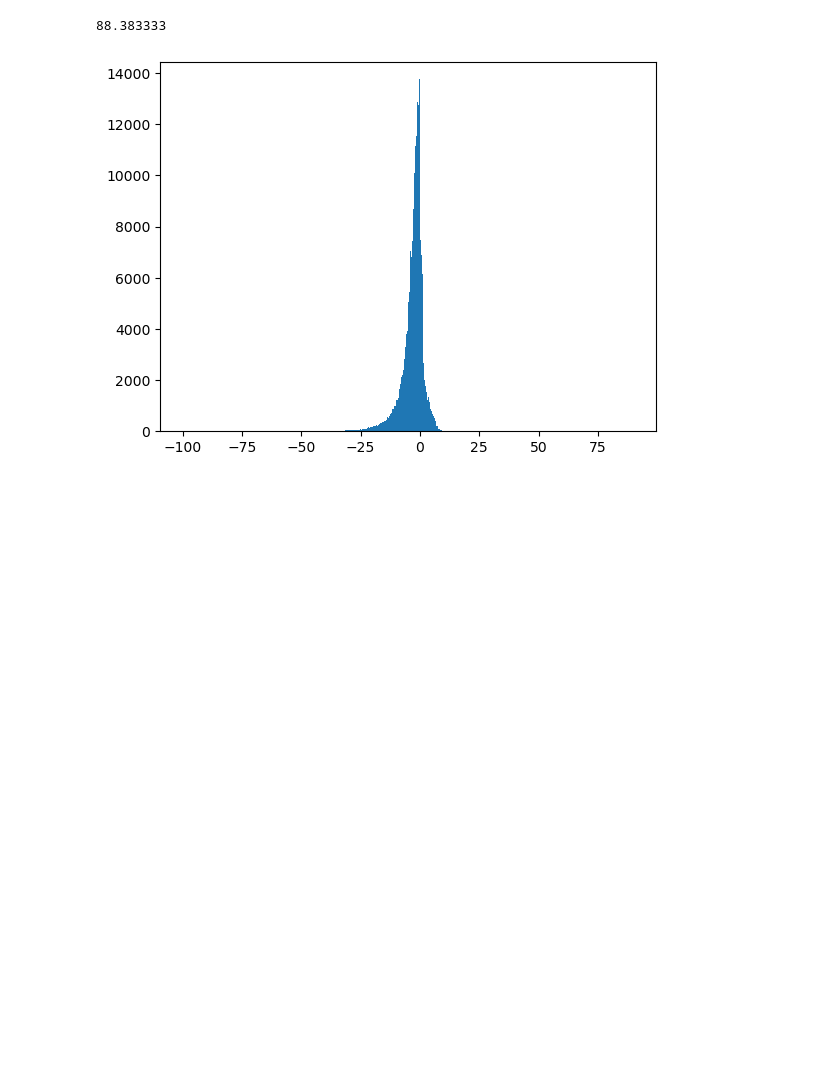
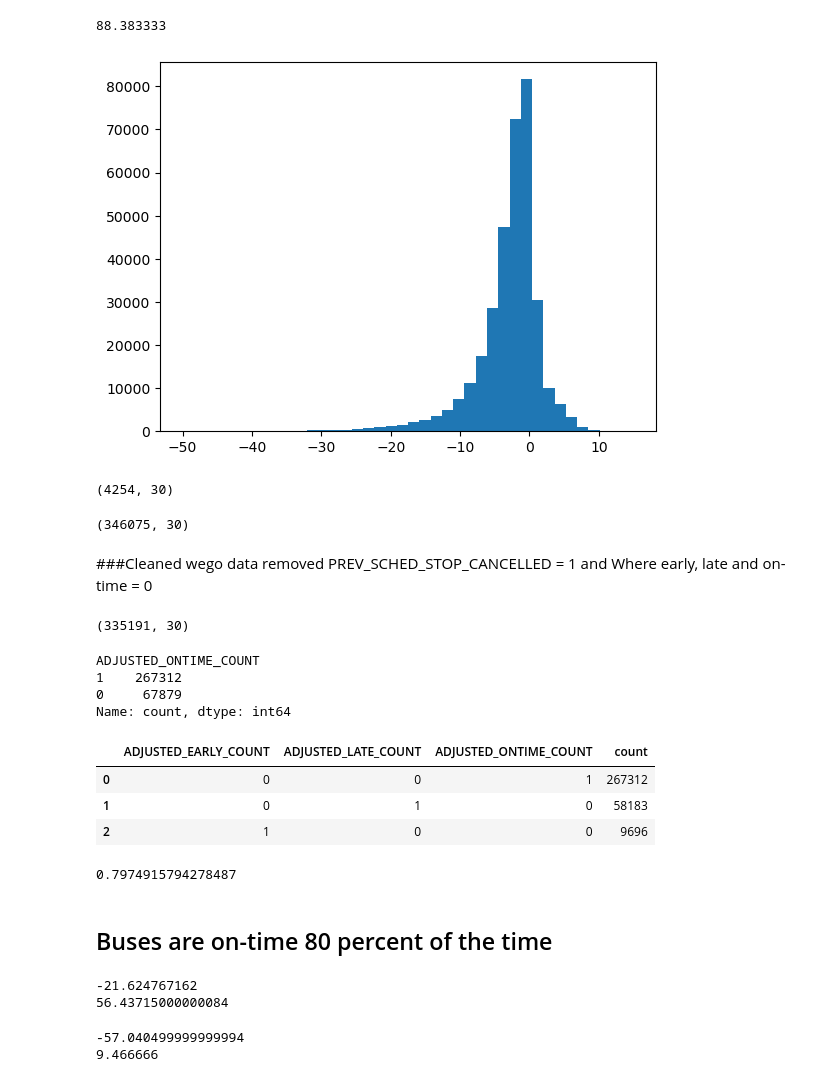
Before and after one commit to NSS-Data-Analytics-Cohort-11/wego-boomers, a Jupyter notebook: notebooks/wego_boomers_rneyin.ipynb, the cells around one changed output. Drawn from its saved outputs; the diff is of its cells as text; code cells hidden in the pictures; blank space fills up the shorter version.

```diff
--- a/notebooks/wego_boomers_rneyin.ipynb
+++ b/notebooks/wego_boomers_rneyin.ipynb
@@ -131,7 +126,20 @@ wego['ADHERENCE'].max()
 # %% [output]
 88.383333
 # %%
-plt.hist(x=wego['ADHERENCE'],bins=800, range=(-100, 90))  #, y= wego['HDWY_DEV'])
+plt.hist(x=wego['ADHERENCE'],bins=40, range=(-50, 15))  #, y= wego['HDWY_DEV'])
 plt.show()
 # %% [output]
-[figure, old version]
+[figure, new version]
+# %%
+#trim cancelled = 1 and headway great
+sced = wego[wego['PREV_SCHED_STOP_CANCELLED']==1]
+#sced
+adsort= sced.sort_values(['ACTUAL_HDWY'])
+adsort.shape
+# %% [output]
+(4254, 30)
+# %%
+wego2 = wego[wego['PREV_SCHED_STOP_CANCELLED']!=1]
+wego2.shape
+# %% [output]
+(346075, 30)
@@ -137,0 +159,58 @@ plt.show()
+# %% [markdown]
+###Cleaned wego data removed PREV_SCHED_STOP_CANCELLED = 1 and Where early, late and on-time = 0
+# %%
+#df.drop(df[(df['col_1'] == 1.0) & (df['col_2'] == 0.0)].index)
+
+wego4 = wego2.drop(wego2[(wego2.ADJUSTED_EARLY_COUNT==0)& (wego2.ADJUSTED_LATE_COUNT==0) &
+                        (wego2.ADJUSTED_ONTIME_COUNT==0)].index)
+
+wego4.shape
+# %% [output]
+(335191, 30)
+# %%
+wego4['ADJUSTED_ONTIME_COUNT'].value_counts()
+# %% [output]
+ADJUSTED_ONTIME_COUNT
+1    267312
+0     67879
+Name: count, dtype: int64
+# %%
+adjcounts2= wego4[['ADJUSTED_EARLY_COUNT', 'ADJUSTED_LATE_COUNT',
+                        'ADJUSTED_ONTIME_COUNT']].value_counts().reset_index()
+adjcounts2
+# %% [output]
+|  | ADJUSTED_EARLY_COUNT | ADJUSTED_LATE_COUNT | ADJUSTED_ONTIME_COUNT | count |
+| 0 | 0 | 0 | 1 | 267312 |
+| 1 | 0 | 1 | 0 | 58183 |
+| 2 | 1 | 0 | 0 | 9696 |
+# %%
+# On-time performance
+
+267312/(267312+58183+9696)
+# %% [output]
+0.7974915794278487
+# %% [markdown]
+## Buses are on-time 80 percent of the time
+# %%
+#percentile cleaning
+headwy =wego4['HDWY_DEV']
+headwy2 = headwy.dropna()
+headwydev_1= np.percentile(headwy2,.1)
+headwydev_99=np.percentile(headwy2,99.9)
+
+print(headwydev_1)
+print(headwydev_99)
+# %% [output]
+-21.624767162
+56.43715000000084
+# %%
+#percentile cleaning
+adhe =wego4['ADHERENCE']
+adhe_1= np.percentile(adhe,.1)
+adhe_99=np.percentile(adhe,99.9)
+
+print(adhe_1)
+print(adhe_99)
+# %% [output]
+-57.040499999999994
+9.466666
```
Also changed, not shown: parts of 10 cells of this notebook.
